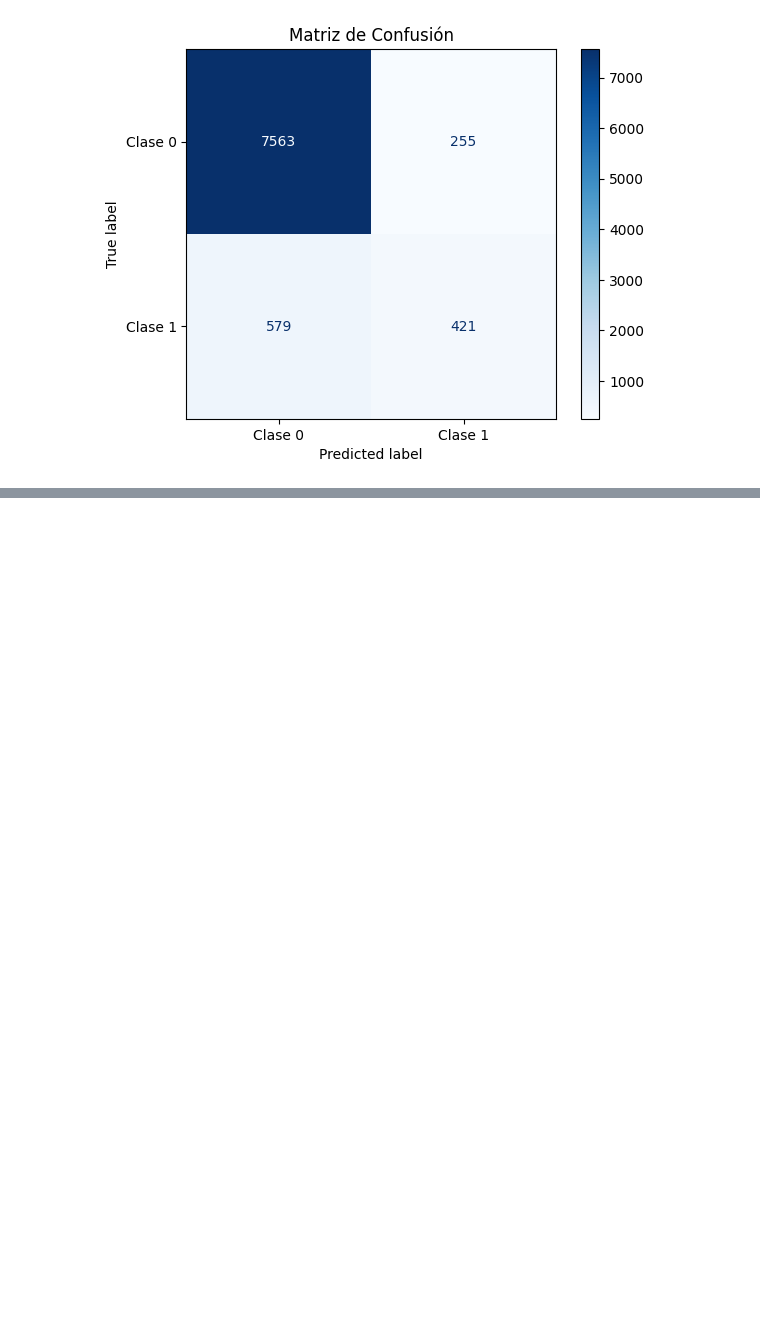
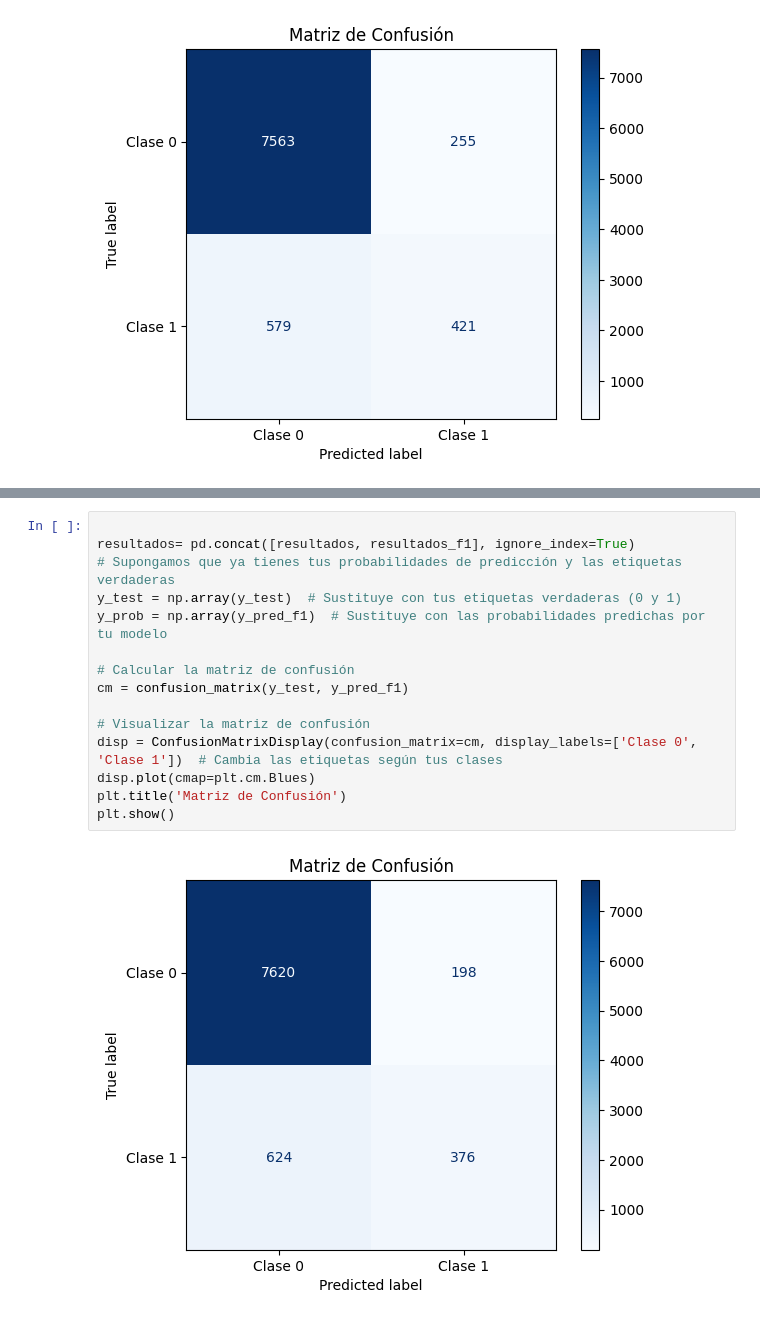
Before and after one commit to TheOneTrueDeQu/PROY2, a Jupyter notebook: PROY2-dataymodelos.ipynb, the cells around one changed output, grey strips where cells are left out. Drawn from its saved outputs; the diff is of its cells as text; blank space fills up the shorter version.

```diff
--- a/PROY2-dataymodelos.ipynb
+++ b/PROY2-dataymodelos.ipynb
@@ -486,0 +819,17 @@ plt.show()
+# %%
+
+resultados= pd.concat([resultados, resultados_f1], ignore_index=True)
+# Supongamos que ya tienes tus probabilidades de predicción y las etiquetas verdaderas
+y_test = np.array(y_test)  # Sustituye con tus etiquetas verdaderas (0 y 1)
+y_prob = np.array(y_pred_f1)  # Sustituye con las probabilidades predichas por tu modelo
+
+# Calcular la matriz de confusión
+cm = confusion_matrix(y_test, y_pred_f1)
+
+# Visualizar la matriz de confusión
+disp = ConfusionMatrixDisplay(confusion_matrix=cm, display_labels=['Clase 0', 'Clase 1'])  # Cambia las etiquetas según tus clases
+disp.plot(cmap=plt.cm.Blues)
+plt.title('Matriz de Confusión')
+plt.show()
+# %% [output]
+[figure, added]
```
Also changed, not shown: parts of 24 cells of this notebook.
